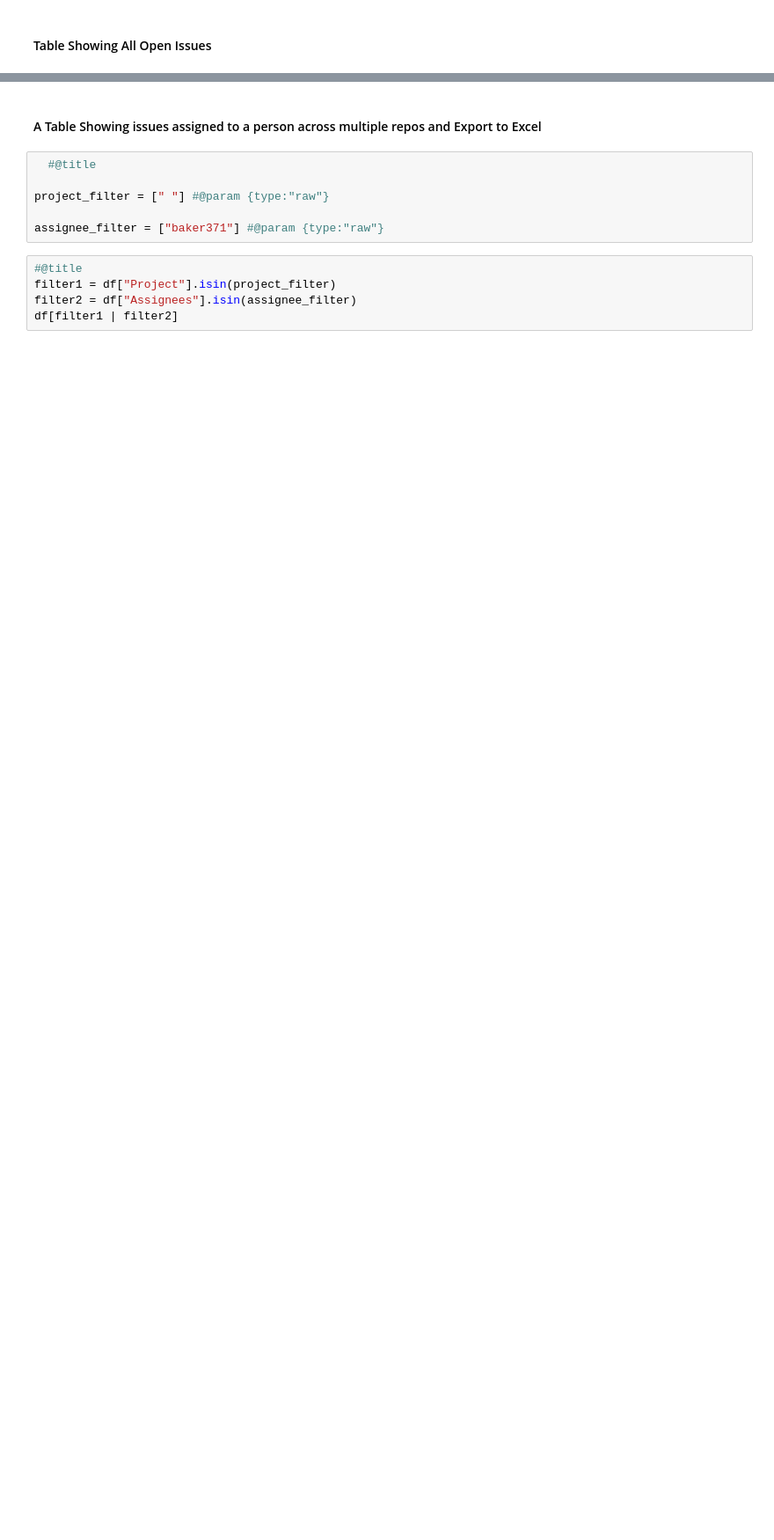
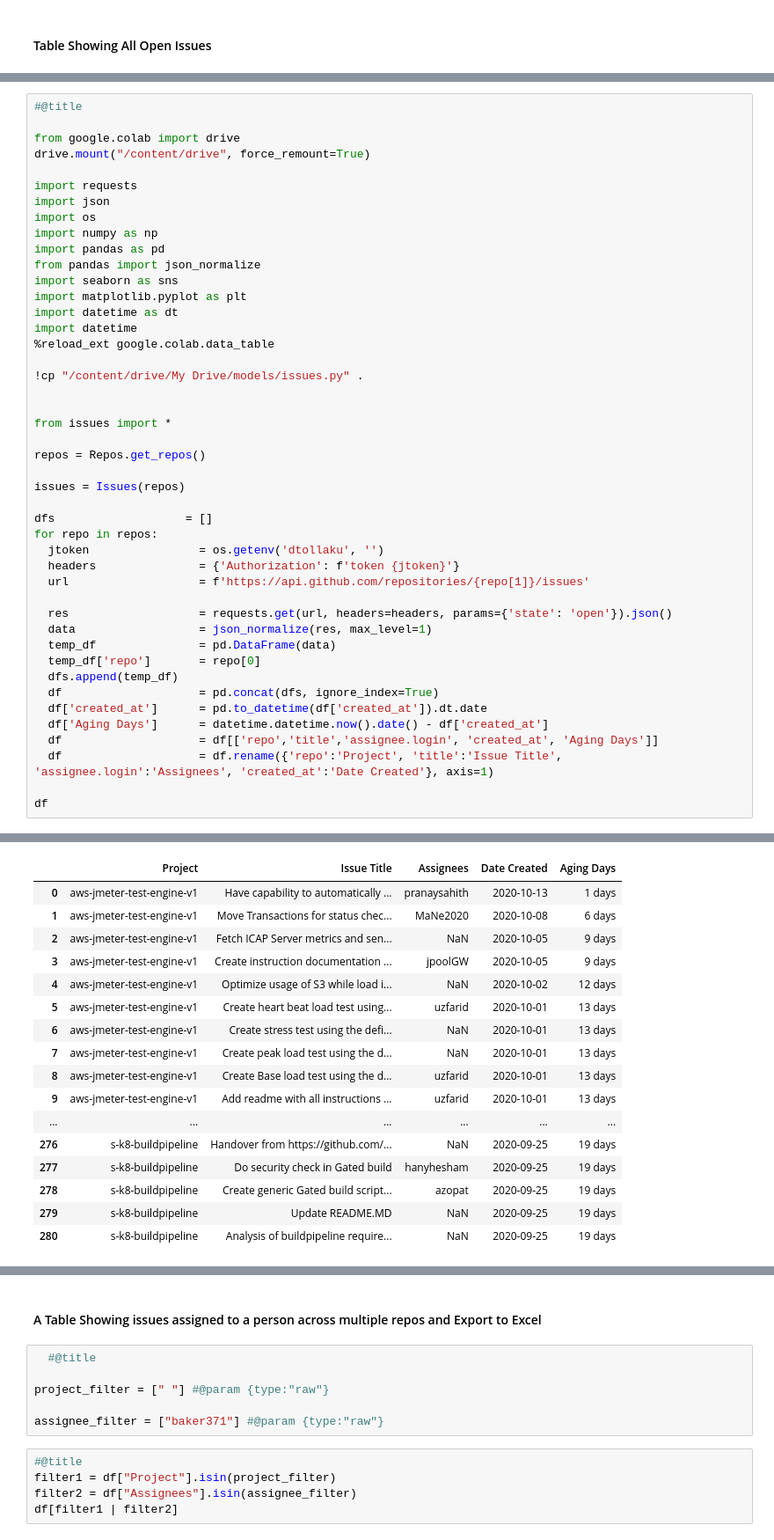
Before and after one commit to lucia15/k8-data-visualization, a Jupyter notebook: upwork-devs/lwasampijja-baker/All_Progress_Issues.ipynb, the cells around one changed output, grey strips where cells are left out. Shown at 88% size. Drawn from its saved outputs; the diff is of its cells as text; blank space fills up the shorter version.

```diff
--- a/upwork-devs/lwasampijja-baker/All_Progress_Issues.ipynb
+++ b/upwork-devs/lwasampijja-baker/All_Progress_Issues.ipynb
@@ -104,0 +5,46 @@ Drive already mounted at /content/drive; to attempt to forcibly remount, call dr
+# %%
+#@title
+
+from google.colab import drive
+drive.mount("/content/drive", force_remount=True)
+
+import requests
+import json
+import os
+import numpy as np
+import pandas as pd
+from pandas import json_normalize
+import seaborn as sns
+import matplotlib.pyplot as plt
+import datetime as dt
+import datetime
+%reload_ext google.colab.data_table
+
+!cp "/content/drive/My Drive/models/issues.py" .
+
+
+from issues import *
+
+repos = Repos.get_repos()
+
+issues = Issues(repos)
+
+dfs                   = []
+for repo in repos:
+  jtoken                = os.getenv('dtollaku', '')
+  headers               = {'Authorization': f'token {jtoken}'}
+  url                   = f'https://api.github.com/repositories/{repo[1]}/issues'
+
+  res                   = requests.get(url, headers=headers, params={'state': 'open'}).json()
+  data                  = json_normalize(res, max_level=1)
+  temp_df               = pd.DataFrame(data)
+  temp_df['repo']       = repo[0]
+  dfs.append(temp_df)
+  df                    = pd.concat(dfs, ignore_index=True)
+  df['created_at']      = pd.to_datetime(df['created_at']).dt.date
+  df['Aging Days']      = datetime.datetime.now().date() - df['created_at']
+  df                    = df[['repo','title','assignee.login', 'created_at', 'Aging Days']]
+  df                    = df.rename({'repo':'Project', 'title':'Issue Title', 'assignee.login':'Assignees', 'created_at':'Date Created'}, axis=1)
+
+df
+# %% [output]
@@ -105,3 +52,20 @@ Drive already mounted at /content/drive; to attempt to forcibly remount, call dr
+|  | Project | Issue Title | Assignees | Date Created | Aging Days |
+| 0 | aws-jmeter-test-engine-v1 | Have capability to automatically ... | pranaysahith | 2020-10-13 | 1 days |
+| 1 | aws-jmeter-test-engine-v1 | Move Transactions for status chec... | MaNe2020 | 2020-10-08 | 6 days |
+| 2 | aws-jmeter-test-engine-v1 | Fetch ICAP Server metrics and sen... | NaN | 2020-10-05 | 9 days |
+| 3 | aws-jmeter-test-engine-v1 | Create instruction documentation ... | jpoolGW | 2020-10-05 | 9 days |
+| 4 | aws-jmeter-test-engine-v1 | Optimize usage of S3 while load i... | NaN | 2020-10-02 | 12 days |
+| 5 | aws-jmeter-test-engine-v1 | Create heart beat load test using... | uzfarid | 2020-10-01 | 13 days |
+| 6 | aws-jmeter-test-engine-v1 | Create stress test using the defi... | NaN | 2020-10-01 | 13 days |
+| 7 | aws-jmeter-test-engine-v1 | Create peak load test using the d... | NaN | 2020-10-01 | 13 days |
+| 8 | aws-jmeter-test-engine-v1 | Create Base load test using the d... | uzfarid | 2020-10-01 | 13 days |
+| 9 | aws-jmeter-test-engine-v1 | Add readme with all instructions ... | uzfarid | 2020-10-01 | 13 days |
+| ... | ... | ... | ... | ... | ... |
+| 276 | s-k8-buildpipeline | Handover from https://github.com/... | NaN | 2020-09-25 | 19 days |
+| 277 | s-k8-buildpipeline | Do security check in Gated build | hanyhesham | 2020-09-25 | 19 days |
+| 278 | s-k8-buildpipeline | Create generic Gated build script... | azopat | 2020-09-25 | 19 days |
+| 279 | s-k8-buildpipeline | Update README.MD | NaN | 2020-09-25 | 19 days |
+| 280 | s-k8-buildpipeline | Analysis of buildpipeline require... | NaN | 2020-09-25 | 19 days |
 # %%
 #@title
 plt.figure(figsize=(15,10))
```
Also changed, not shown: parts of 7 cells of this notebook.
